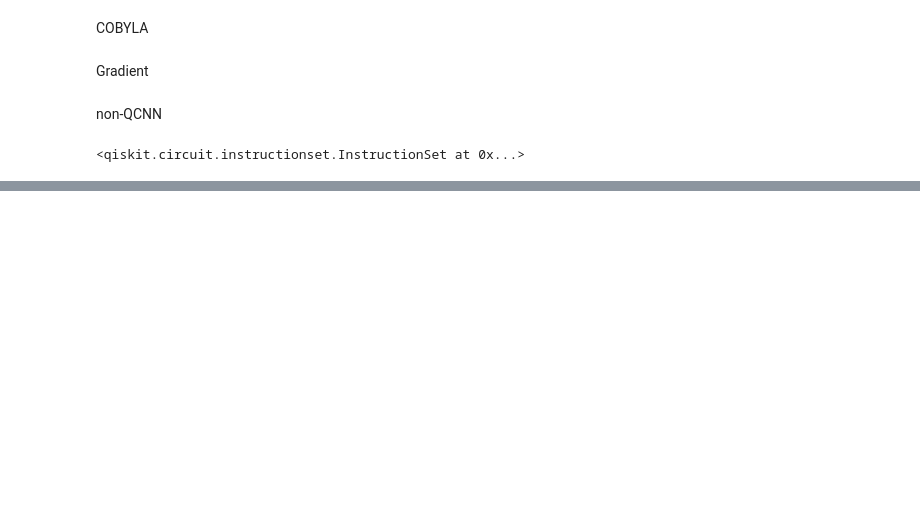
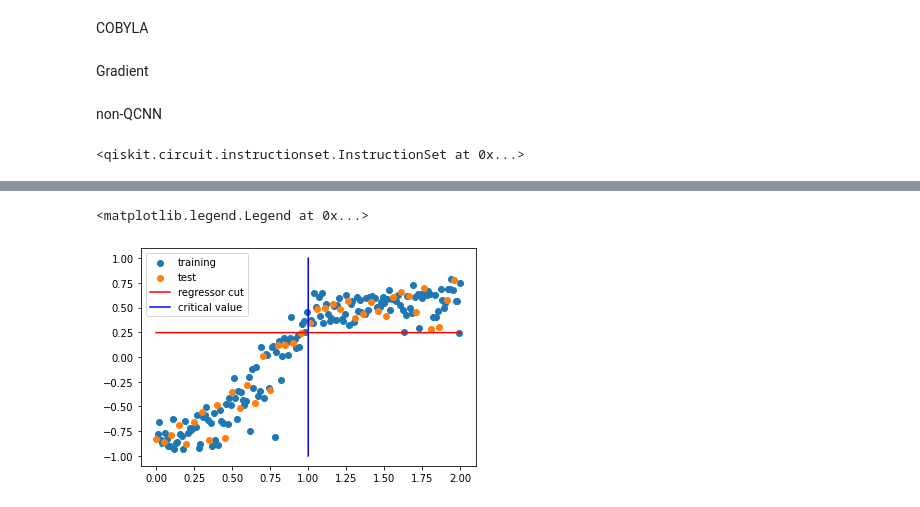
Before and after one commit to Zhelun-Li/QCNN_hardware, a Jupyter notebook: transverse_Ising.ipynb, the cells around one changed output, grey strips where cells are left out. Drawn from its saved outputs; the diff is of its cells as text; code cells hidden in the pictures; blank space fills up the shorter version.

```diff
--- a/transverse_Ising.ipynb
+++ b/transverse_Ising.ipynb
@@ -575,3 +581,14 @@ plt.plot(g_test,y_test_predict)
+# %%
+plt.scatter(g_train,y_train_predict,label='training')
+plt.scatter(g_test,y_test_predict,label='test')
+xx=np.arange(0,2,0.001)
+yy=np.arange(-1,1,0.001)
+plt.plot(xx,[threshold_best]*len(xx),color='r',label= 'regressor cut')
+plt.plot([1.0]*len(yy),yy,color='b',label='critical value')
+plt.legend()
+# %% [output]
+<matplotlib.legend.Legend at 0x...>
+[figure, added]
 # %%
 
 y_test_predict[y_test_predict<threshold_best]=-1
```
Also changed, not shown: parts of 12 cells of this notebook.
